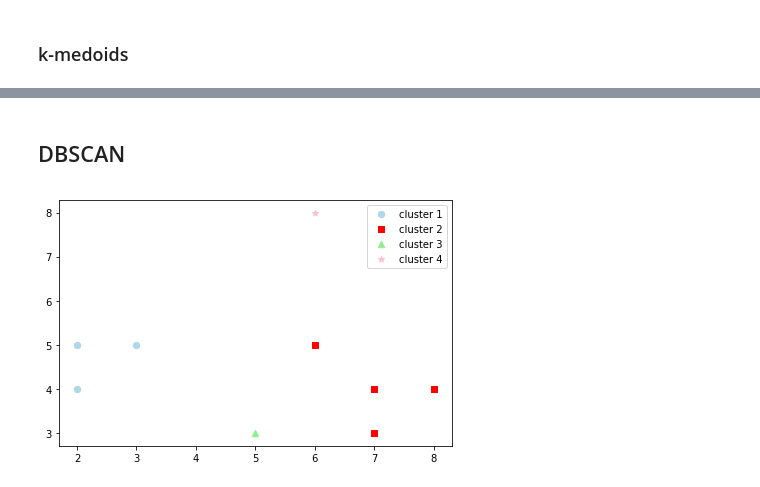
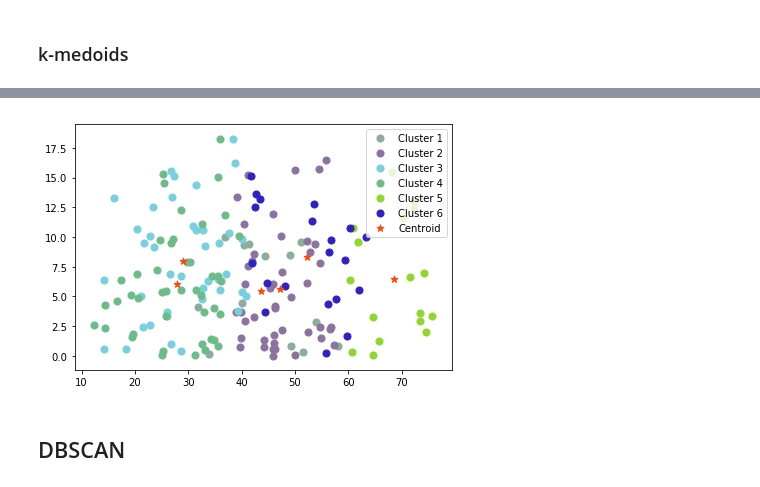
Before and after one commit to yehorchankov/rku-labs, a Jupyter notebook: Lab3.ipynb, the cells around one changed output, grey strips where cells are left out. Cells and saved outputs as stored; diff of their text form; code cells hidden in the pictures.

```diff
--- a/Lab3.ipynb
+++ b/Lab3.ipynb
@@ -303,27 +248,17 @@ plt.show()
+# %%
+X = countries.values
+km = KMeans(n_clusters=6,
+           init='random',
+           n_init=20,
+           max_iter=300,
+           tol=1e-05,
+           random_state=6)
+y_km = km.fit_predict(X)
+
+cluster_plot(X, y_km,
+             cen_x=km.cluster_centers_[:,0],
+             cen_y=km.cluster_centers_[:,1])
+# %% [output]
+[figure, added]
 # %% [markdown]
 ## DBSCAN
-# %%
-from sklearn.cluster import DBSCAN
-
-X = data.values
-db = DBSCAN(eps=1.5, min_samples=1, metric='euclidean')
-y_db = db.fit_predict(X)
-
-plt.scatter(X[y_db == 0, 0], X[y_db == 0, 1],
-            c='lightblue', marker='o', s=40,
-            label='cluster 1')
-plt.scatter(X[y_db == 1, 0], X[y_db == 1, 1],
-            c='red', marker='s', s=40,
-            label='cluster 2')
-plt.scatter(X[y_db == 2, 0], X[y_db == 2, 1],
-            c='lightgreen', marker='^', s=40,
-            label='cluster 3')
-plt.scatter(X[y_db == 3, 0], X[y_db == 3, 1],
-            c='pink', marker='*', s=40,
-            label='cluster 4')
-
-plt.legend()
-plt.tight_layout()
-plt.show()
-# %% [output]
-[figure, removed]
```
Also changed, not shown: parts of 9 cells of this notebook.
